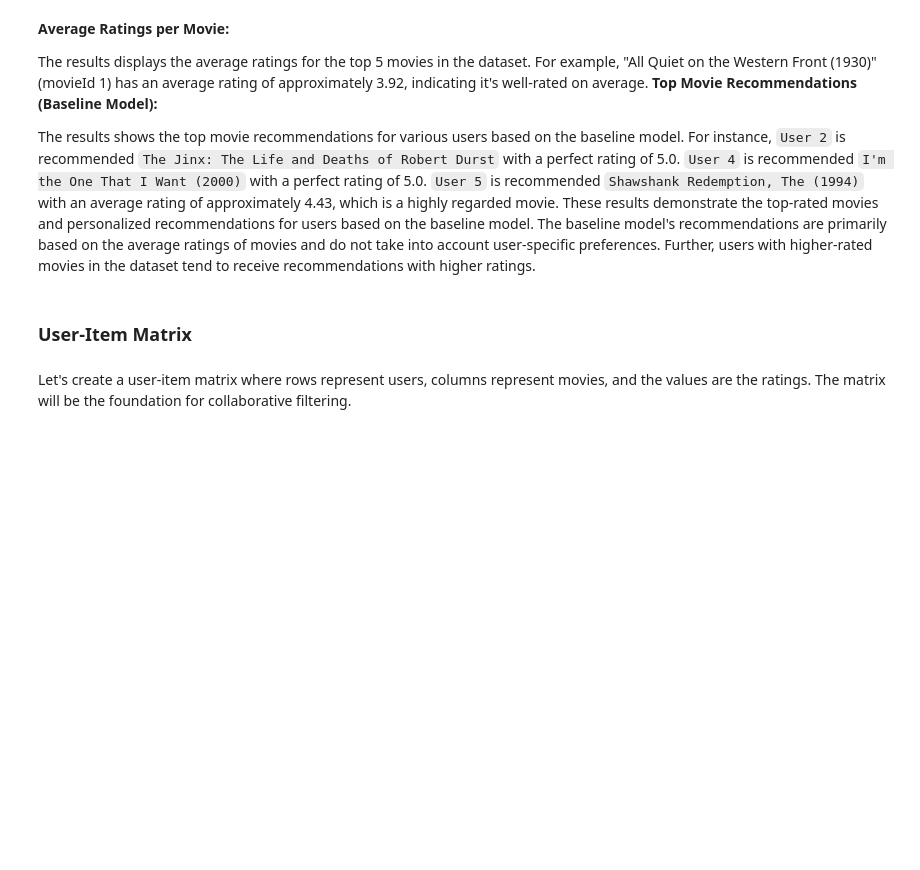
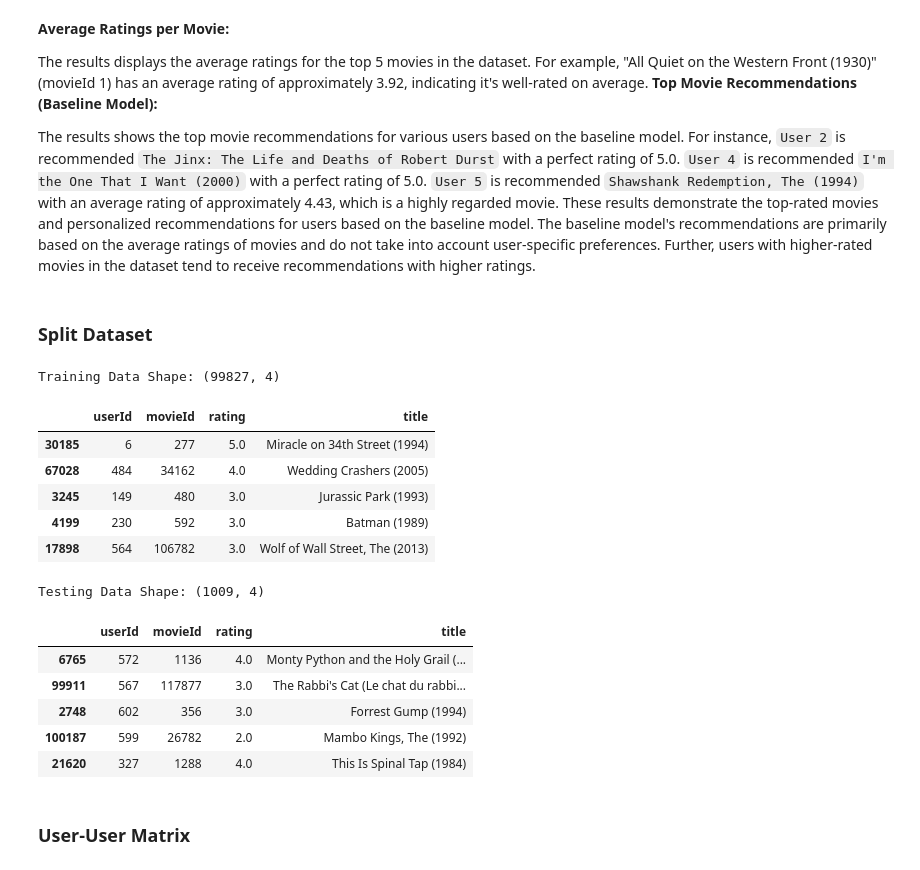
Before and after one commit to Dudimath/ScreenGenius-Smart-Movie-Suggestions, a Jupyter notebook: movie.ipynb, the cells around one changed output. Cells and saved outputs as stored; diff of their text form; code cells hidden in the pictures; blank space fills up the shorter version.

```diff
--- a/movie.ipynb
+++ b/movie.ipynb
@@ -546,7 +560,38 @@ For instance, `User 2` is recommended `The Jinx: The Life and Deaths of Robert D
 `User 4` is recommended `I'm the One That I Want (2000)` with a perfect rating of 5.0.
 `User 5` is recommended `Shawshank Redemption, The (1994)` with an average rating of approximately 4.43, which is a highly regarded movie.
 These results demonstrate the top-rated movies and personalized recommendations for users based on the baseline model. The baseline model's recommendations are primarily based on the average ratings of movies and do not take into account user-specific preferences. Further, users with higher-rated movies in the dataset tend to receive recommendations with higher ratings.
+# %% [markdown]
+### Split Dataset
+# %%
+# Perform a train-test split on the 'data' DataFrame
+# - test_size=0.01 indicates that 1% of the data will be used for testing, and the rest for training
+trainData, testData = train_test_split(data, test_size=0.01)
+
+# Display the shape (number of rows and columns) of the training data
+print("Training Data Shape:", trainData.shape)
+
+# Display the first few rows of the training data
+display(trainData.head())
+
+# Display the shape (number of rows and columns) of the testing data
+print("Testing Data Shape:", testData.shape)
+
+# Display the first few rows of the testing data
+display(testData.head())
+# %% [output]
+Training Data Shape: (99827, 4)
+|  | userId | movieId | rating | title |
+| 30185 | 6 | 277 | 5.0 | Miracle on 34th Street (1994) |
+| 67028 | 484 | 34162 | 4.0 | Wedding Crashers (2005) |
+| 3245 | 149 | 480 | 3.0 | Jurassic Park (1993) |
+| 4199 | 230 | 592 | 3.0 | Batman (1989) |
+| 17898 | 564 | 106782 | 3.0 | Wolf of Wall Street, The (2013) |
+Testing Data Shape: (1009, 4)
+|  | userId | movieId | rating | title |
+| 6765 | 572 | 1136 | 4.0 | Monty Python and the Holy Grail (... |
+| 99911 | 567 | 117877 | 3.0 | The Rabbi's Cat (Le chat du rabbi... |
+| 2748 | 602 | 356 | 3.0 | Forrest Gump (1994) |
+| 100187 | 599 | 26782 | 2.0 | Mambo Kings, The (1992) |
+| 21620 | 327 | 1288 | 4.0 | This Is Spinal Tap (1984) |
 # %% [markdown]
-### User-Item Matrix
+### User-User Matrix
-# %% [markdown]
-Let's create a user-item matrix where rows represent users, columns represent movies, and the values are the ratings. The matrix will be the foundation for collaborative filtering.
```
Also changed, not shown: parts of 13 cells of this notebook.
